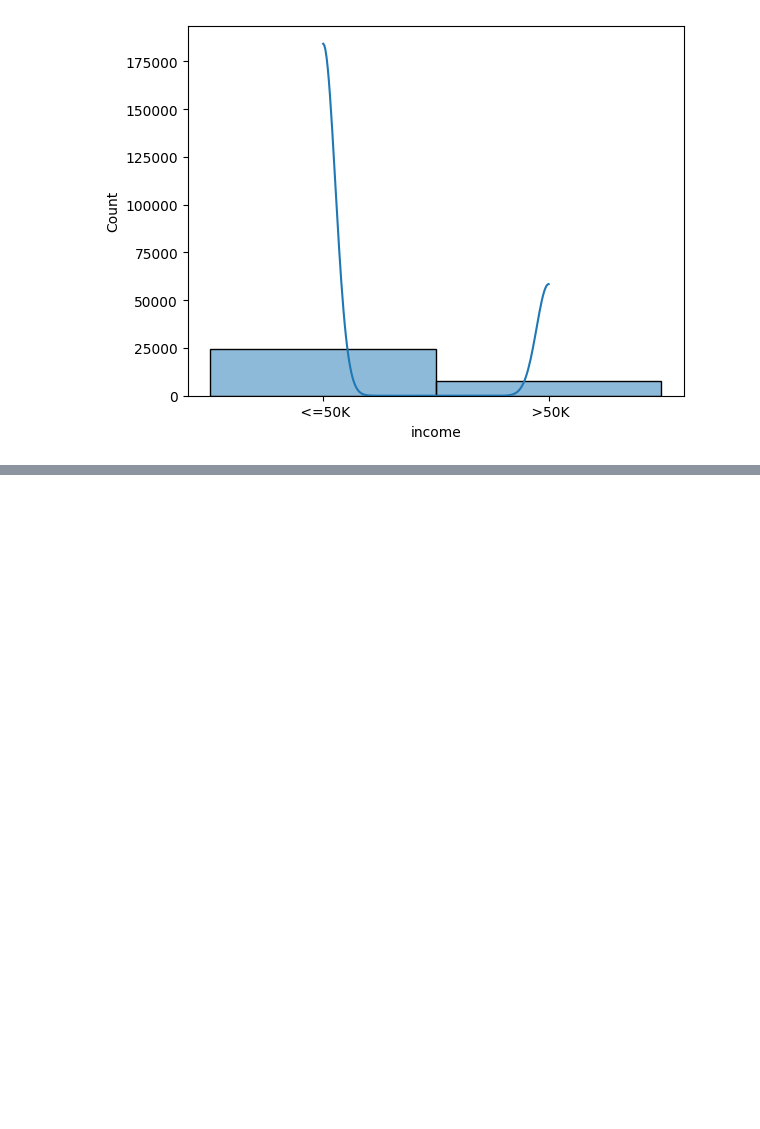
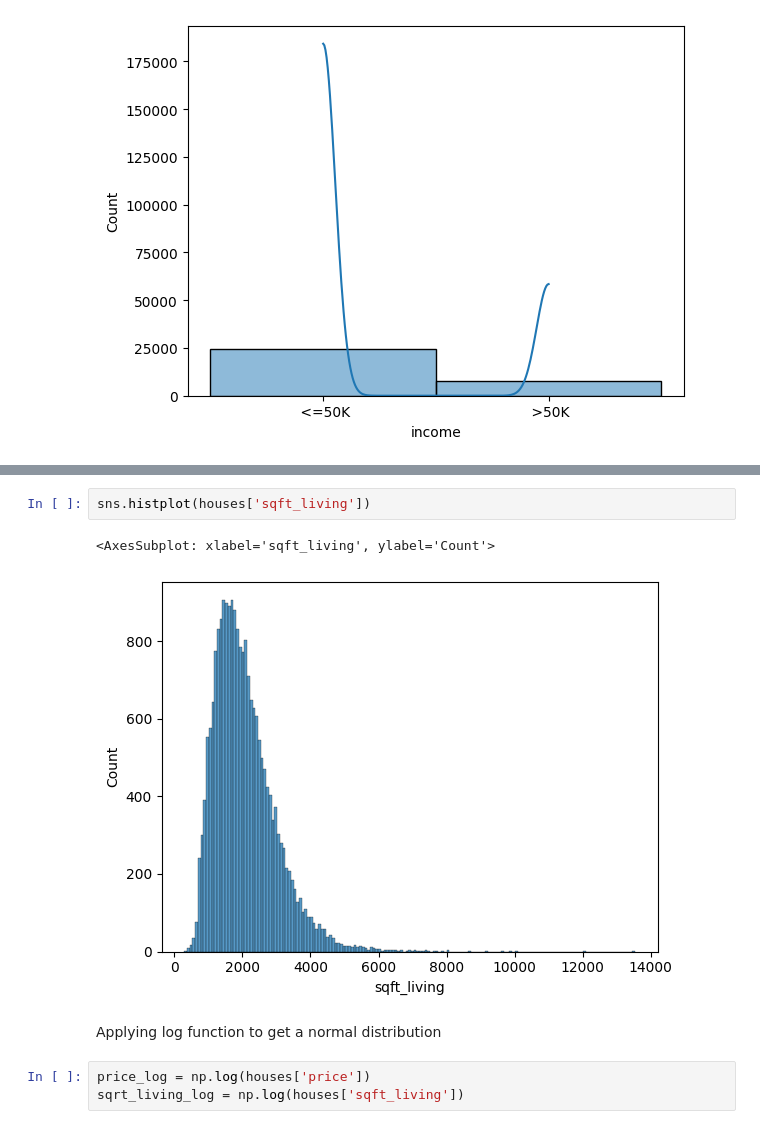
Before and after one commit to lps08/statistic-ds-ml, a Jupyter notebook: statistical_distributions/distributions.ipynb, the cells around one changed output, grey strips where cells are left out. Cells and saved outputs as stored; diff of their text form; blank space fills up the shorter version.

```diff
--- a/statistical_distributions/distributions.ipynb
+++ b/statistical_distributions/distributions.ipynb
@@ -545,0 +811,10 @@ plot_hist(census['income']) #bernoulli
+# %%
+sns.histplot(houses['sqft_living'])
+# %% [output]
+<AxesSubplot: xlabel='sqft_living', ylabel='Count'>
+[figure, added]
+# %% [markdown]
+Applying log function to get a normal distribution
+# %%
+price_log = np.log(houses['price'])
+sqrt_living_log = np.log(houses['sqft_living'])
```
Also changed, not shown: parts of 102 cells of this notebook.
